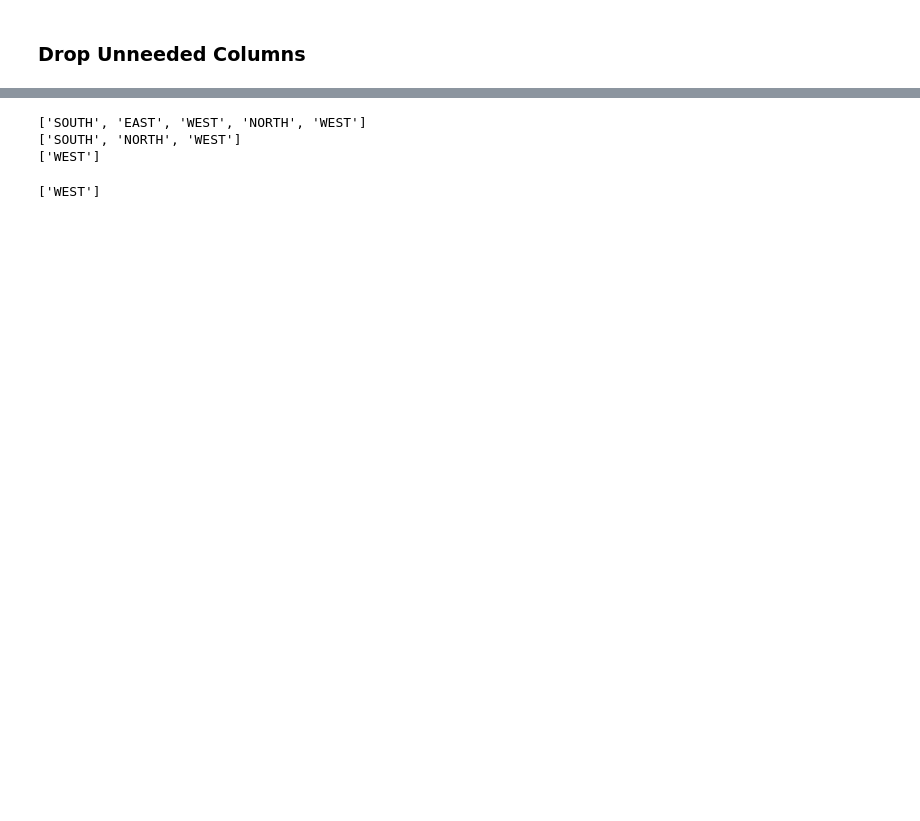
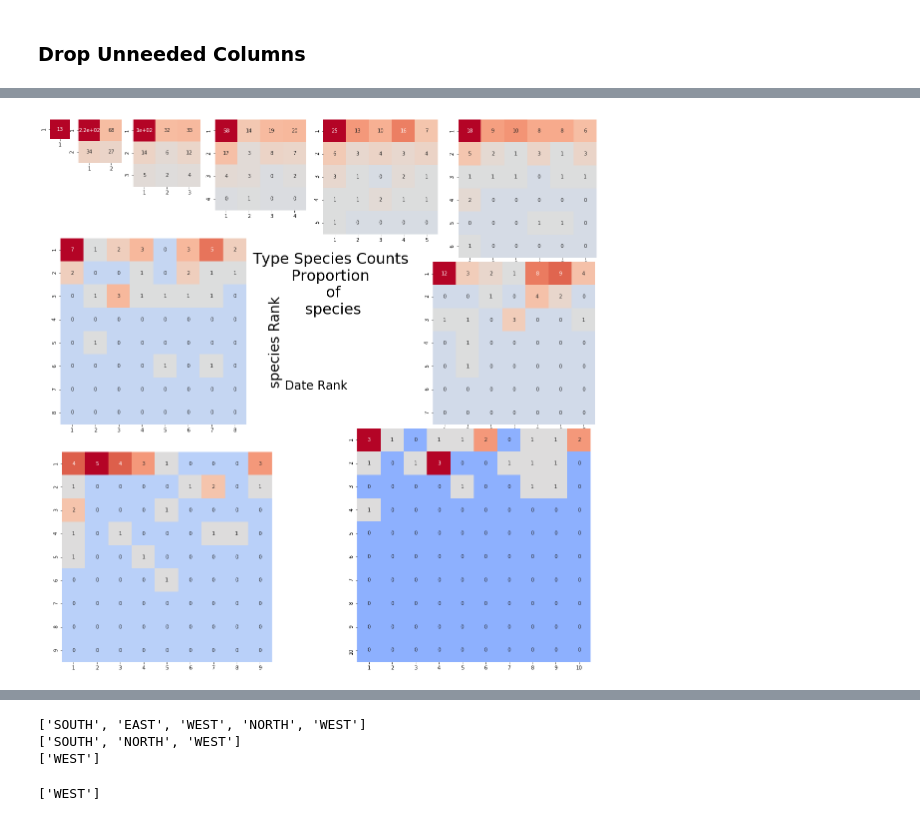
Before and after one commit to wipegup/Capstone, a Jupyter notebook: Visualizations.ipynb, the cells around one changed output, grey strips where cells are left out. Drawn from its saved outputs; the diff is of its cells as text; code cells hidden in the pictures; blank space fills up the shorter version.

```diff
--- a/Visualizations.ipynb
+++ b/Visualizations.ipynb
@@ -149,12 +310,11 @@ exec(open('./VisualizeFuncs.py').read())
 # %%
-dfp = df.drop(['Order', 'Family','BreedRegion','OrigG','GDate','GAuthors', 'SAuthors'], axis = 'columns')
+dfp = df.drop(['Order', 'Family','BreedRegion','GAuthors', 'SAuthors'], axis = 'columns')
+
+realGrouped = speciesGrouper(dfp)
+realtabs = tableMaker(realGrouped)
+realAgg = speciesRankDateAgg(realtabs)
+
 randomR = randomizeRank(dfp)
 alphaR = alphaRank(dfp)
 
-realtabs = makeSpeciesRankDateTables(dfp)
-randomtabs = makeSpeciesRankDateTables(randomR)
-alphatabs = makeSpeciesRankDateTables(alphaR)
-
-realAgg = speciesRankDateAgg(realtabs)
-ranAgg = speciesRankDateAgg(randomtabs)
-alphaAgg = speciesRankDateAgg(alphatabs)
+randomAgg = fullAgg(randomR)
@@ -177,0 +556,8 @@ test2 = {k:speciesRankDateAgg(test[k]) for k in test}
+# %%
+typeGrouped = speciesGrouper(dfp, gbList=['SpG','Rank','DateRank', 'Type'] , gbListNames= ['SpG','Rank','DateRank', 'Type'])
+# %%
+typeTabs = splitToTables(typeGrouped)
+# %%
+unaggHeatMapper(typeTabs[True], func = counts, title = 'Type Species Counts')
+# %% [output]
+[figure, added]
```
Also changed, not shown: parts of 70 cells of this notebook, 11 other files.
